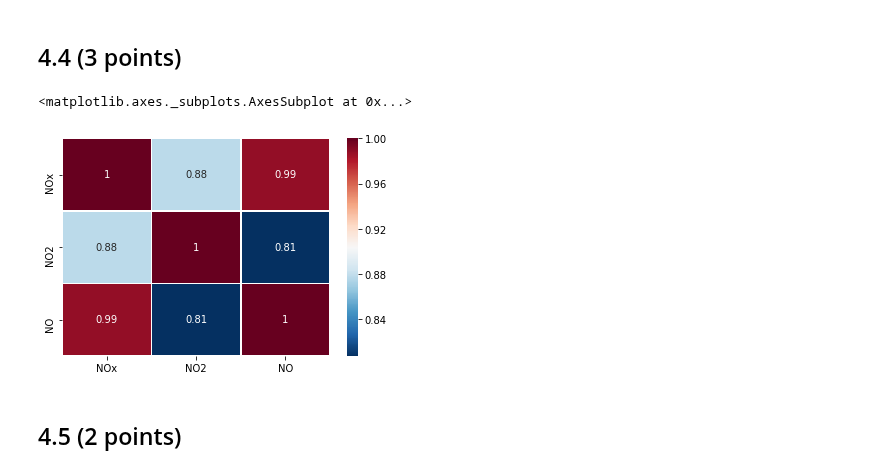
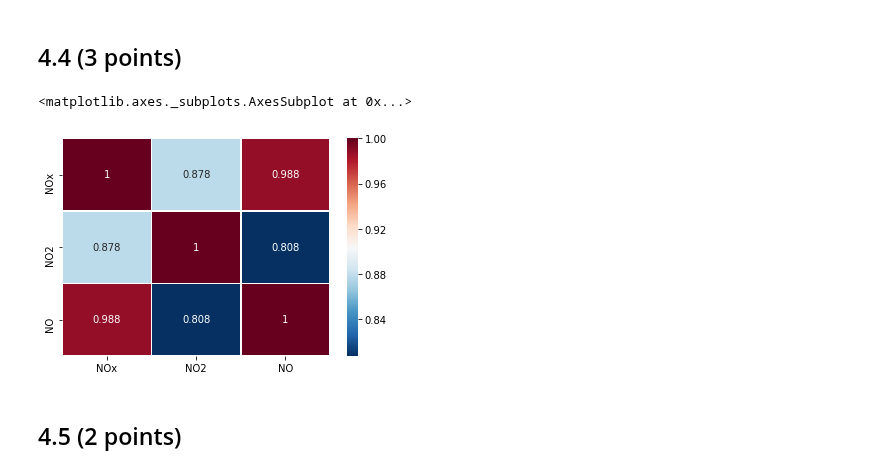
Before and after one commit to celinadong/IAML-CW2, a Jupyter notebook: Data/PartB/Part B - Bristol Air Quality.ipynb, the cells around one changed output. Drawn from its saved outputs; the diff is of its cells as text; code cells hidden in the pictures.

```diff
--- a/Data/PartB/Part B - Bristol Air Quality.ipynb
+++ b/Data/PartB/Part B - Bristol Air Quality.ipynb
@@ -236,15 +255,15 @@ As for the negative data, there are 576 entries in the dataset with negative val
 # %%
 # Remove sites 3 and 15
 removed_sites_315 = bristol_air[(bristol_air.SiteID != 3) & (bristol_air.SiteID != 15)]
 
 # Pearson correlation coefficient of the three pollutant columns
 nitrogen_oxides = removed_sites_315[['NOx','NO2', 'NO']]
 pearson_corr = nitrogen_oxides.corr(method='pearson')
 sns.heatmap(pearson_corr, xticklabels=pearson_corr.columns, yticklabels=pearson_corr.columns,
-            cmap='RdBu_r', annot=True, linewidth=0.5)
+            cmap='RdBu_r', annot=True, linewidth=0.5, fmt='.3g')
 # %% [output]
 <matplotlib.axes._subplots.AxesSubplot at 0x...>
-[figure, old version]
+[figure, new version]
 # %% [markdown]
 ## 4.5 (2 points)
 # %% [markdown]
```
Also changed, not shown: parts of 14 cells of this notebook, 22 other files.
